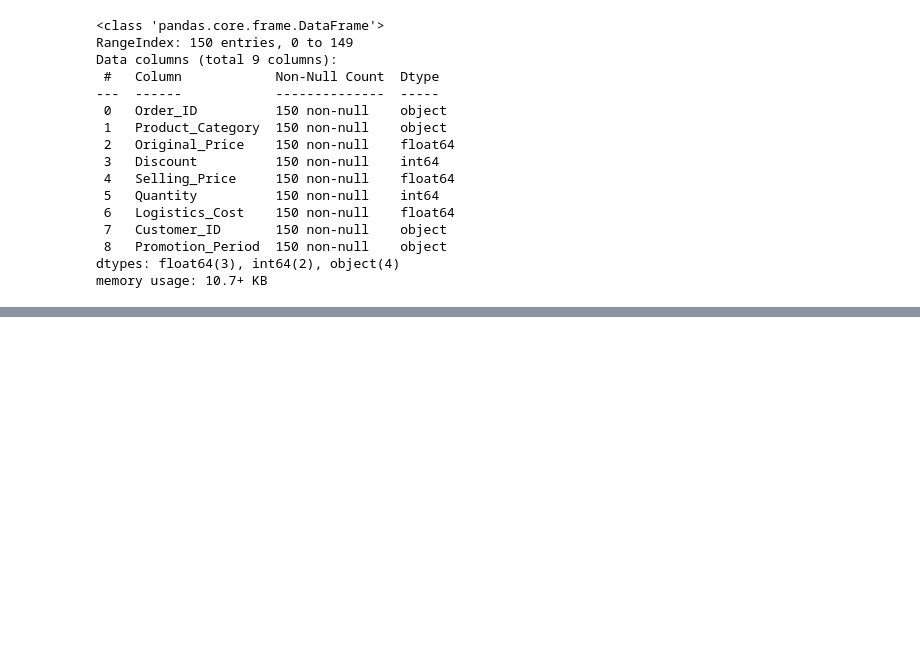
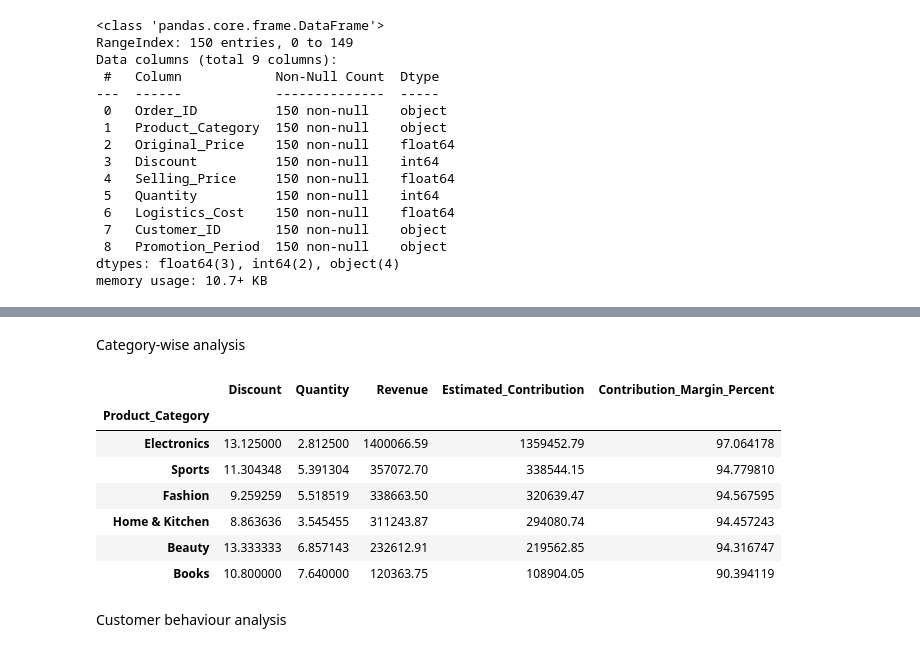
Before and after one commit to PRIYA-P14/Ecommerce_Discount_Analysis, a Jupyter notebook: Ecommerce_Discount_Analysis.ipynb, the cells around one changed output, grey strips where cells are left out. Saved outputs shown, nothing was run; the diff lists cells and outputs as text; code cells hidden in the pictures; blank space fills up the shorter version.

```diff
--- a/Ecommerce_Discount_Analysis.ipynb
+++ b/Ecommerce_Discount_Analysis.ipynb
@@ -114,0 +213,9 @@ memory usage: 10.7+ KB
+# %%
+df["Estimated_Contribution"] = (
+    df["Revenue"] - df["Logistics_Cost"]
+)
+# %%
+df["Contribution_Margin_Percent"] = (
+    df["Estimated_Contribution"]
+    / df["Revenue"]
+) * 100
@@ -114,0 +224,14 @@ memory usage: 10.7+ KB
+# %%
+def discount_category(discount):
+    if discount == 0:
+        return "No Discount"
+    elif discount <= 10:
+        return "Low Discount"
+    elif discount <= 25:
+        return "Medium Discount"
+    else:
+        return "High Discount"
+
+df["Discount_Category"] = df["Discount"].apply(
+    discount_category
+)
@@ -114,0 +240,6 @@ memory usage: 10.7+ KB
+# %%
+df["Discounted"] = np.where(
+    df["Discount"] > 0,
+    "Discounted",
+    "Non-Discounted"
+)
@@ -114,0 +303,28 @@ memory usage: 10.7+ KB
+# %% [markdown]
+Category-wise analysis
+# %%
+category_analysis = df.groupby(
+    "Product_Category"
+).agg({
+    "Discount": "mean",
+    "Quantity": "mean",
+    "Revenue": "sum",
+    "Estimated_Contribution": "sum",
+    "Contribution_Margin_Percent": "mean"
+}).sort_values(
+    "Estimated_Contribution",
+    ascending=False
+)
+
+category_analysis
+# %% [output]
+|  | Discount | Quantity | Revenue | Estimated_Contribution | Contribution_Margin_Percent |
+| Product_Category |  |  |  |  |  |
+| Electronics | 13.125000 | 2.812500 | 1400066.59 | 1359452.79 | 97.064178 |
+| Sports | 11.304348 | 5.391304 | 357072.70 | 338544.15 | 94.779810 |
+| Fashion | 9.259259 | 5.518519 | 338663.50 | 320639.47 | 94.567595 |
+| Home & Kitchen | 8.863636 | 3.545455 | 311243.87 | 294080.74 | 94.457243 |
+| Beauty | 13.333333 | 6.857143 | 232612.91 | 219562.85 | 94.316747 |
+| Books | 10.800000 | 7.640000 | 120363.75 | 108904.05 | 90.394119 |
+# %% [markdown]
+Customer behaviour analysis
```
Also changed, not shown: parts of 50 cells of this notebook.
